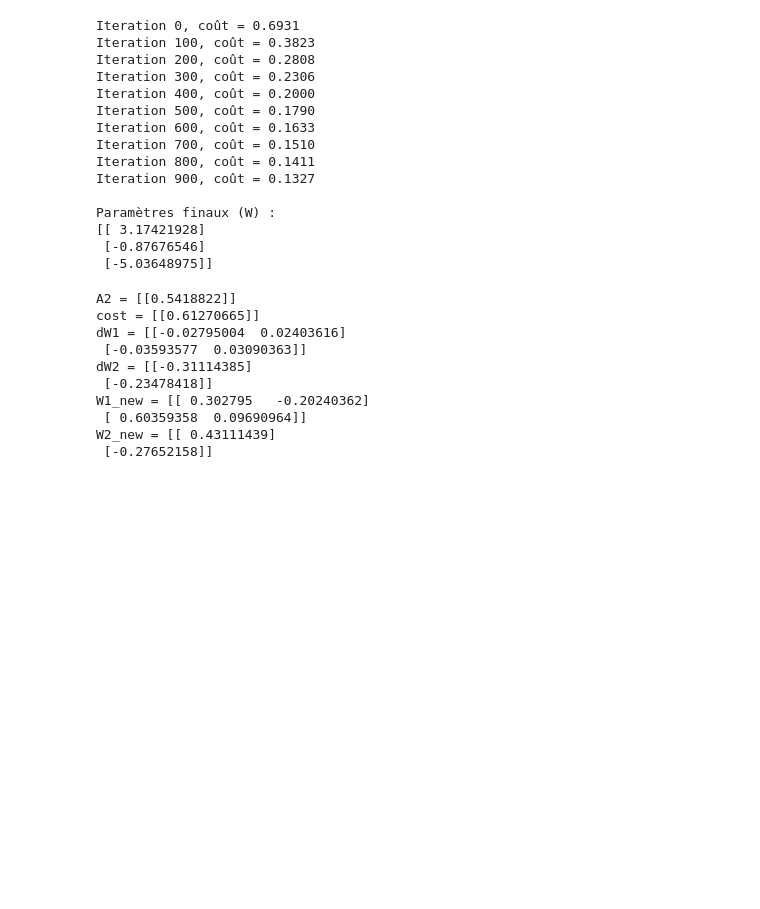
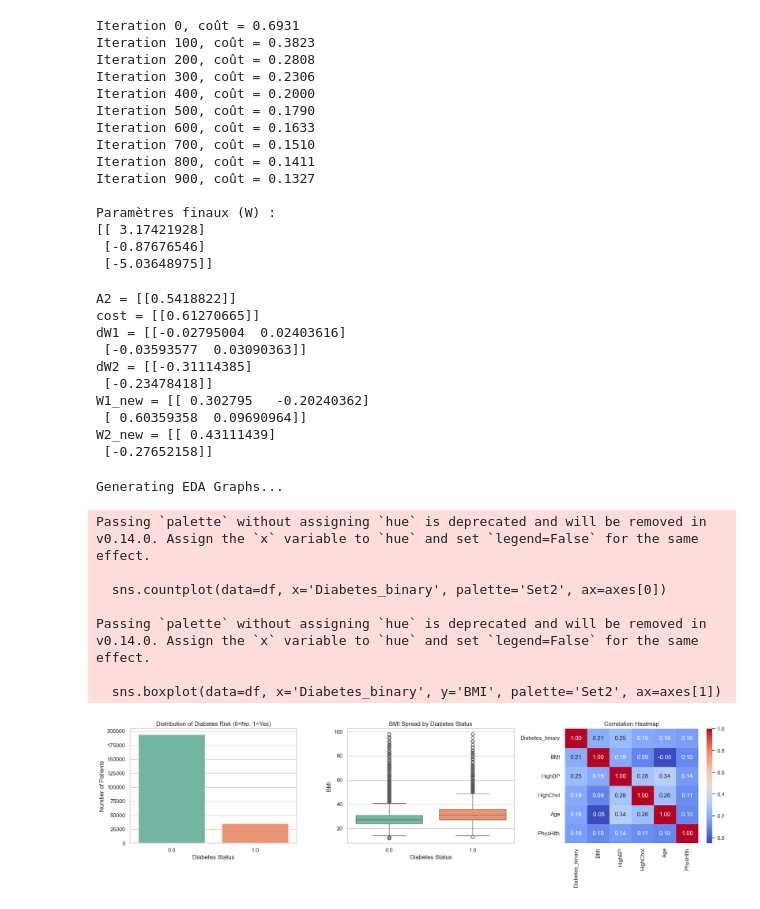
Before and after one commit to Huzaifa1102/Diabetes_Predictor, a Jupyter notebook: Diabetes_Project.ipynb, the cells around one changed output. Cells and saved outputs as stored; diff of their text form; code cells hidden in the pictures; blank space fills up the shorter version.

```diff
--- a/Diabetes_Project.ipynb
+++ b/Diabetes_Project.ipynb
@@ -233,3 +276,59 @@ W1_new = [[ 0.302795   -0.20240362]
  [ 0.60359358  0.09690964]]
 W2_new = [[ 0.43111439]
  [-0.27652158]]
+# %%
+import pandas as pd
+import seaborn as sns
+import matplotlib.pyplot as plt
+import os
+import kagglehub
+
+# 1. Load the data (using your existing kagglehub setup)
+path = kagglehub.dataset_download("alexteboul/diabetes-health-indicators-dataset")
+file_path = os.path.join(path, "diabetes_012_health_indicators_BRFSS2015.csv")
+df = pd.read_csv(file_path)
+
+# 2. Prep the target variable so the graphs make sense
+df["Diabetes_012"] = df["Diabetes_012"].replace({1:0, 2:1})
+df = df.rename(columns={"Diabetes_012": "Diabetes_binary"})
+df = df.drop_duplicates()
+
+# --- 3. GENERATE THE EDA GRAPHS ---
+print("Generating EDA Graphs...")
+
+sns.set_theme(style="whitegrid")
+fig, axes = plt.subplots(1, 3, figsize=(18, 5))
+
+# Graph 1: The Class Imbalance (Target Distribution)
+sns.countplot(data=df, x='Diabetes_binary', palette='Set2', ax=axes[0])
+axes[0].set_title('Distribution of Diabetes Risk (0=No, 1=Yes)')
+axes[0].set_xlabel('Diabetes Status')
+axes[0].set_ylabel('Number of Patients')
+
+# Graph 2: BMI vs Diabetes Risk (Clinical Proof)
+sns.boxplot(data=df, x='Diabetes_binary', y='BMI', palette='Set2', ax=axes[1])
+axes[1].set_title('BMI Spread by Diabetes Status')
+axes[1].set_xlabel('Diabetes Status')
+axes[1].set_ylabel('BMI')
+
+# Graph 3: Feature Correlation Heatmap
+# Selecting a few key columns so the heatmap is readable
+cols_to_check = ['Diabetes_binary', 'BMI', 'HighBP', 'HighChol', 'Age', 'PhysHlth']
+correlation_matrix = df[cols_to_check].corr()
+
+sns.heatmap(correlation_matrix, annot=True, cmap='coolwarm', fmt=".2f", ax=axes[2])
+axes[2].set_title('Correlation Heatmap')
+
+# Display the graphs
+plt.tight_layout()
+plt.show()
+# %% [output]
+Generating EDA Graphs...
+Passing `palette` without assigning `hue` is deprecated and will be removed in v0.14.0. Assign the `x` variable to `hue` and set `legend=False` for the same effect.
+
+  sns.countplot(data=df, x='Diabetes_binary', palette='Set2', ax=axes[0])
+
+Passing `palette` without assigning `hue` is deprecated and will be removed in v0.14.0. Assign the `x` variable to `hue` and set `legend=False` for the same effect.
+
+  sns.boxplot(data=df, x='Diabetes_binary', y='BMI', palette='Set2', ax=axes[1])
+[figure, added]
```
Also changed, not shown: parts of 1 cell of this notebook, 1 other file.
